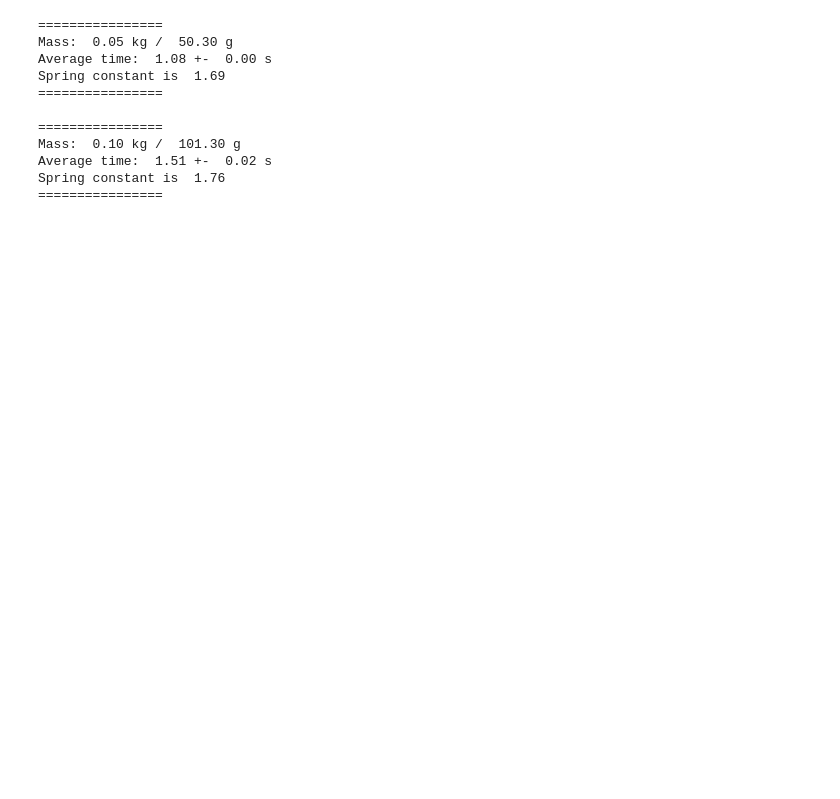
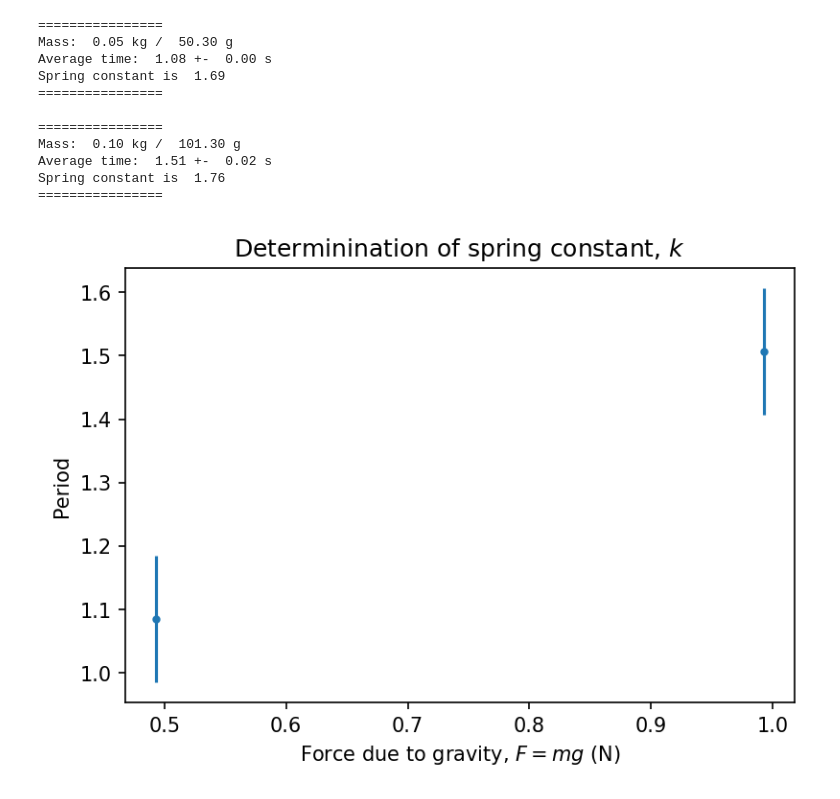
Before and after one commit to omargfh/phys131-132-labs, a Jupyter notebook: SHM_and_Resonance.ipynb, the cells around one changed output. Saved outputs shown, nothing was run; the diff lists cells and outputs as text; code cells hidden in the pictures; blank space fills up the shorter version.

```diff
--- a/SHM_and_Resonance.ipynb
+++ b/SHM_and_Resonance.ipynb
@@ -142,3 +142,17 @@ Mass:  0.10 kg /  101.30 g
 Average time:  1.51 +-  0.02 s
 Spring constant is  1.76
 ================
+# %%
+F = np.array([50.3, 101.3]) * 0.001 * 9.8
+T = np.array([experiment_1['avg'], experiment_2['avg']])
+dT = np.array([0.1, 0.1])
+# %%
+fig,ax = plt.subplots()
+ax.errorbar(F, T, dT, fmt='.')
+
+ax.set_title("Determinination of spring constant, $k$")
+ax.set_xlabel("Force due to gravity, $F=mg$ (N)")
+ax.set_ylabel("Period")
+plt.show()
+# %% [output]
+[figure, added]
```
Also changed, not shown: parts of 3 cells of this notebook.
